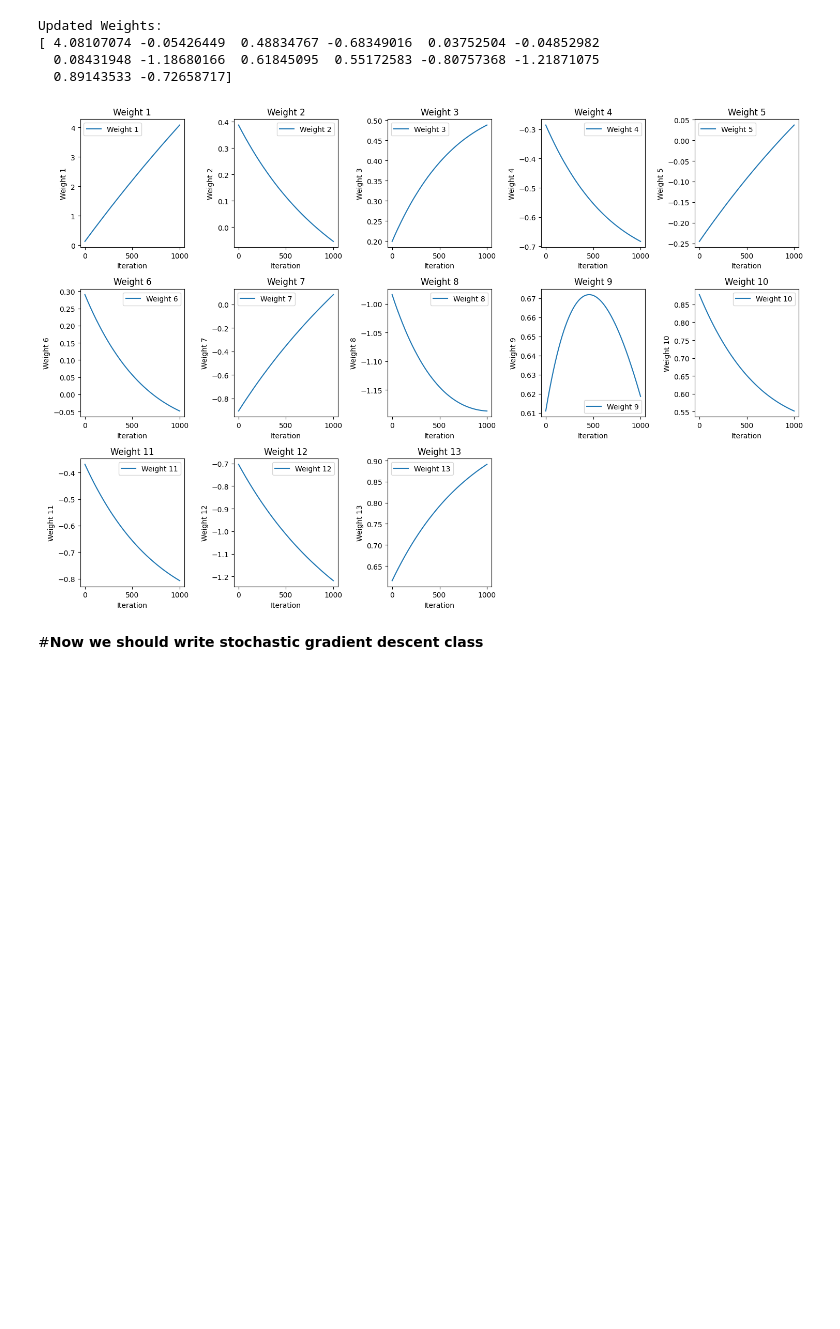
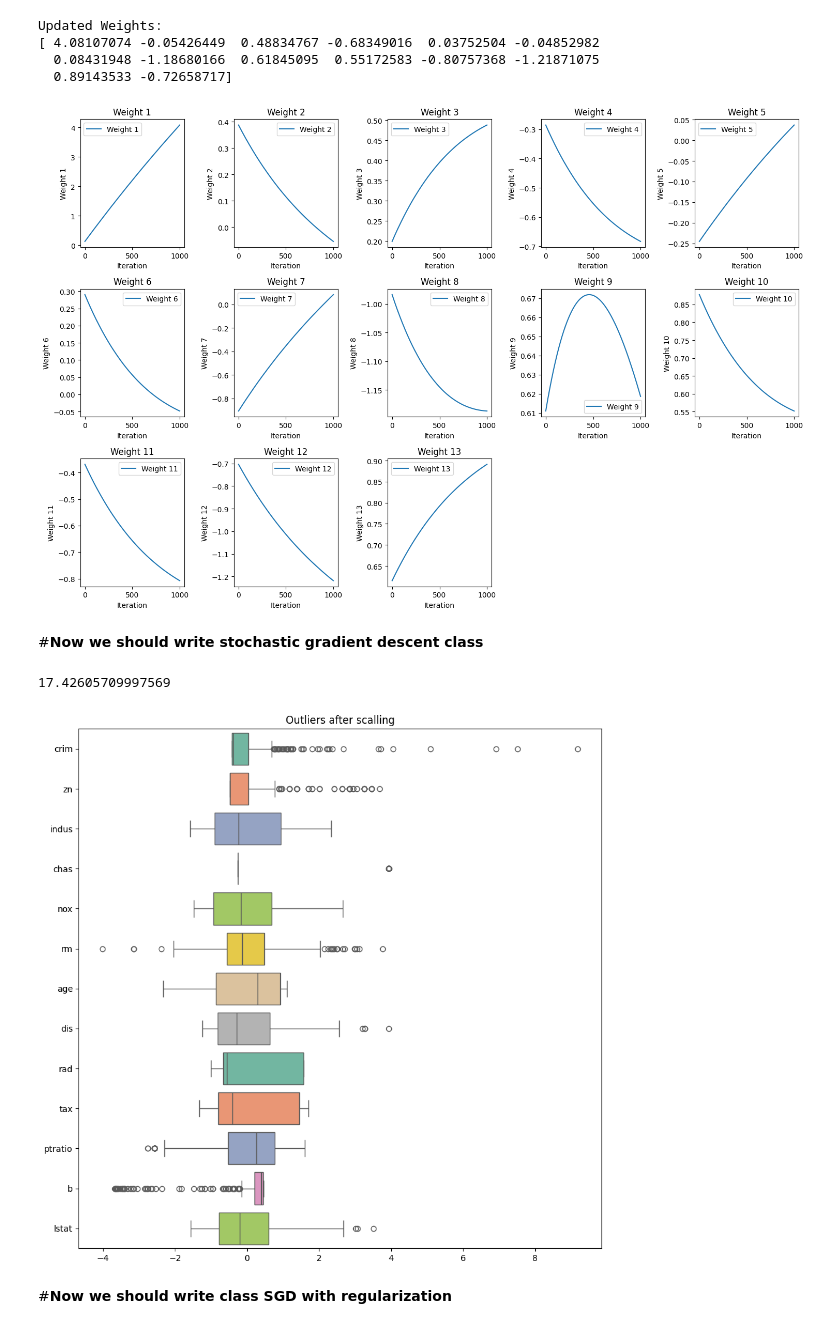
Before and after one commit to SergeyHSE/Gradient.github.io, a Jupyter notebook: GradientLR/GradientLR.ipynb, the cells around one changed output. Cells and saved outputs as stored; diff of their text form; code cells hidden in the pictures; blank space fills up the shorter version.

```diff
--- a/GradientLR/GradientLR.ipynb
+++ b/GradientLR/GradientLR.ipynb
@@ -521,7 +521,7 @@ plot_gd_multi_features(X_train, y_train, np.array(model.w_history))
 #**Now we should write stochastic gradient descent class**
 # %%
 class LinearRegressionSGD(BaseEstimator):
-    def __init__(self, epsilon=1e-4, max_steps=100, w0=None, alpha=1e-4, batch_sze=32):
+    def __init__(self, epsilon=1e-4, max_steps=100, w0=None, alpha=1e-4, batch_size=32):
         """
         epsilon: difference for the rate of change in weights
         max_steps: maximum number of steps in gradient descent
@@ -607,3 +607,20 @@ model_sgd.fit(X_train, y_train)
 y_pred_sgd = model_sgd.predict(X_test)
 mape_sgd = MAPE(y_test, y_pred_sgd)
 mape_sgd
+# %% [output]
+17.42605709997569
+# %%
+# Again build graphic for outliers
+type(X_train)
+X_train_column = pd.DataFrame(data=X_train, columns=X.columns)
+X_train_column.head()
+data_to_plot = X_train_column
+
+plt.figure(figsize=(11, 11), dpi=100)
+sns.boxplot(data_to_plot, orient='h', palette='Set2')
+plt.title('Outliers after scalling')
+plt.show()
+# %% [output]
+[figure, added]
+# %% [markdown]
+#**Now we should write class SGD with regularization**
```
